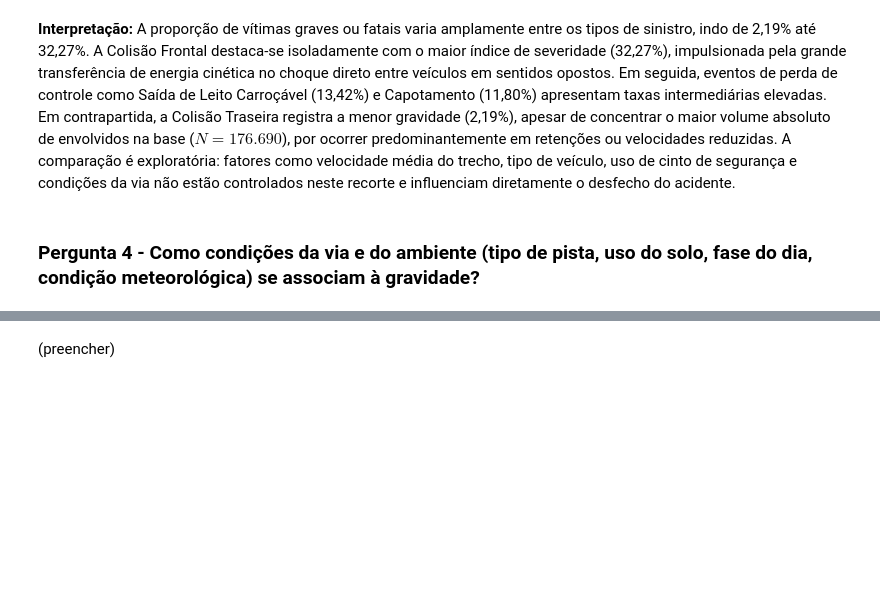
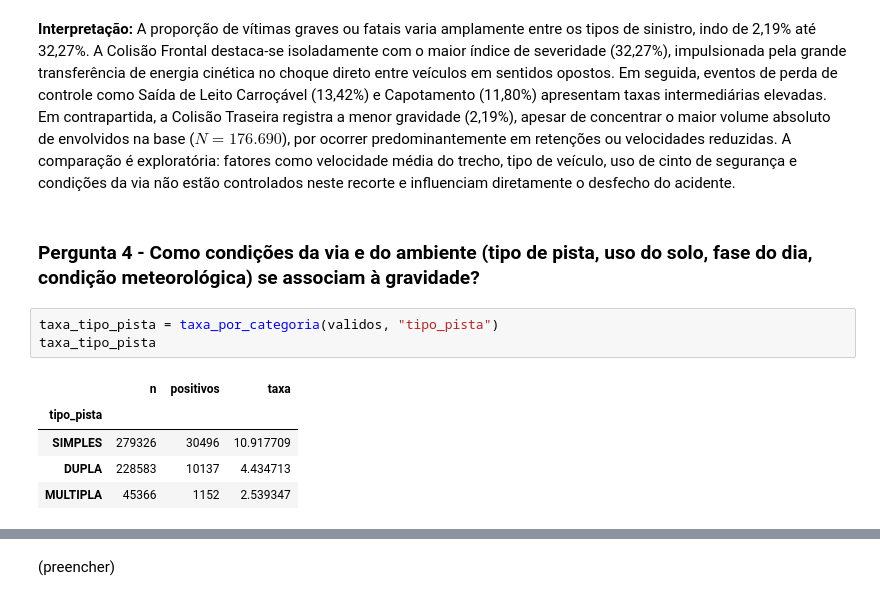
Before and after one commit to ju-caju/analise-seguranca-veicular-prf, a Jupyter notebook: notebooks/relatorio-final.ipynb, the cells around one changed output, grey strips where cells are left out. Drawn from its saved outputs; the diff is of its cells as text; blank space fills up the shorter version.

```diff
--- a/notebooks/relatorio-final.ipynb
+++ b/notebooks/relatorio-final.ipynb
@@ -444,3 +444,12 @@ Passing `palette` without assigning `hue` is deprecated and will be removed in v
 **Interpretação:** A proporção de vítimas graves ou fatais varia amplamente entre os tipos de sinistro, indo de 2,19% até 32,27%. A Colisão Frontal destaca-se isoladamente com o maior índice de severidade (32,27%), impulsionada pela grande transferência de energia cinética no choque direto entre veículos em sentidos opostos. Em seguida, eventos de perda de controle como Saída de Leito Carroçável (13,42%) e Capotamento (11,80%) apresentam taxas intermediárias elevadas. Em contrapartida, a Colisão Traseira registra a menor gravidade (2,19%), apesar de concentrar o maior volume absoluto de envolvidos na base ($N = 176.690$), por ocorrer predominantemente em retenções ou velocidades reduzidas. A comparação é exploratória: fatores como velocidade média do trecho, tipo de veículo, uso de cinto de segurança e condições da via não estão controlados neste recorte e influenciam diretamente o desfecho do acidente.
 # %% [markdown]
 ### Pergunta 4 - Como condições da via e do ambiente (tipo de pista, uso do solo, fase do dia, condição meteorológica) se associam à gravidade?
+# %%
+taxa_tipo_pista = taxa_por_categoria(validos, "tipo_pista")
+taxa_tipo_pista
+# %% [output]
+|  | n | positivos | taxa |
+| tipo_pista |  |  |  |
+| SIMPLES | 279326 | 30496 | 10.917709 |
+| DUPLA | 228583 | 10137 | 4.434713 |
+| MULTIPLA | 45366 | 1152 | 2.539347 |
```
Also changed, not shown: parts of 3 cells of this notebook.
